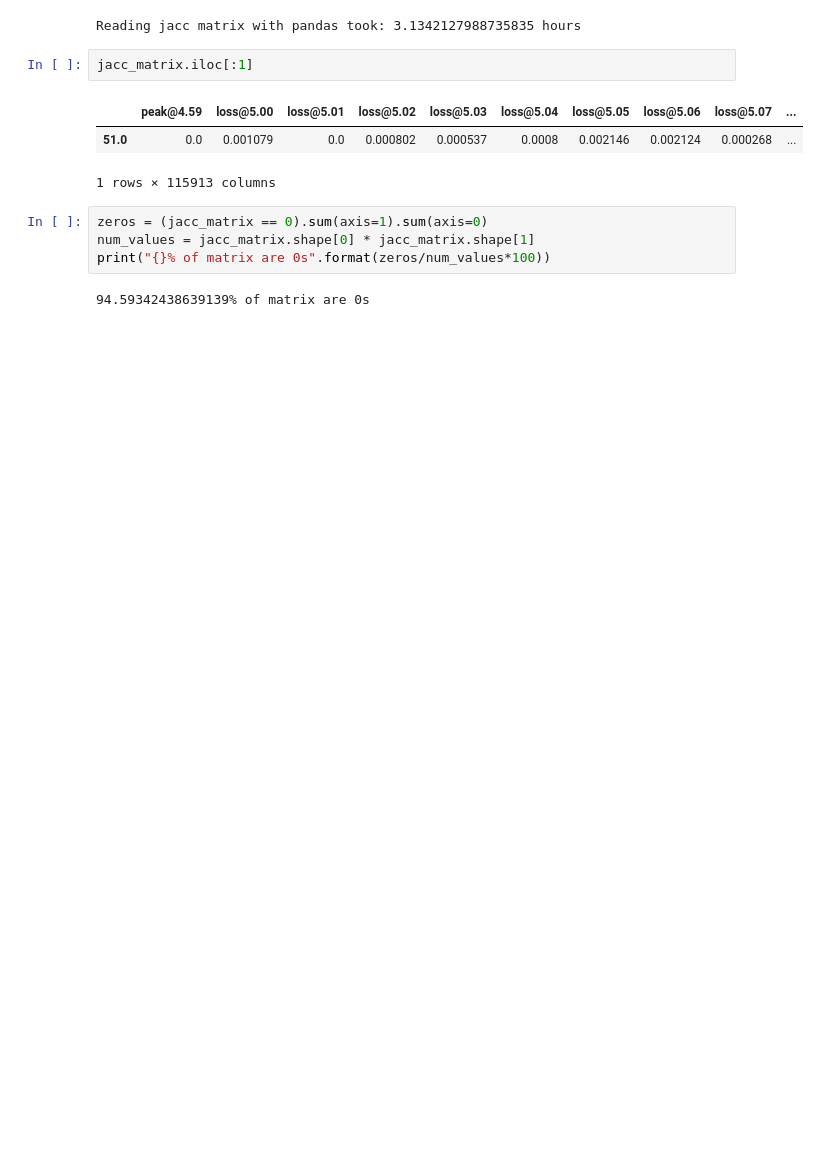
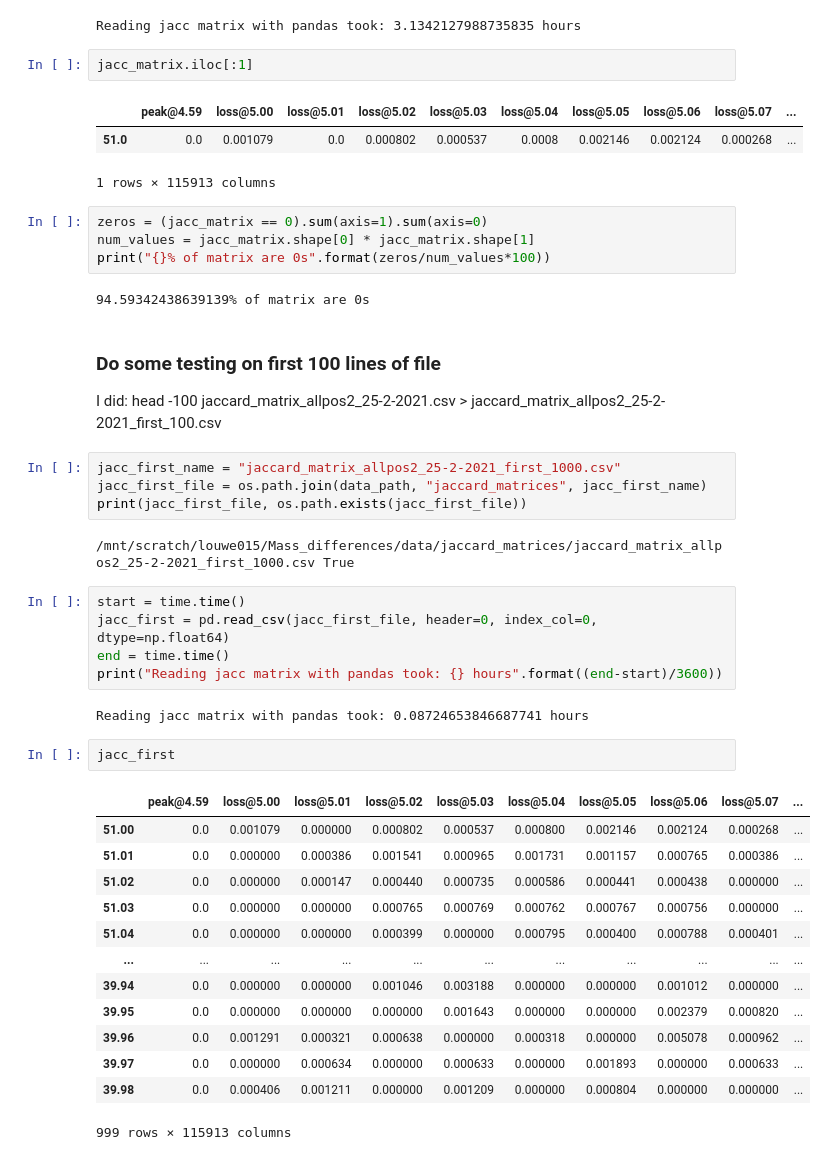
Before and after one commit to louwenjjr/ms2_mass_differences, a Jupyter notebook: notebooks/3-explore_jaccard_matrices.ipynb, the cells around one changed output. Drawn from its saved outputs; the diff is of its cells as text; blank space fills up the shorter version.

```diff
--- a/notebooks/3-explore_jaccard_matrices.ipynb
+++ b/notebooks/3-explore_jaccard_matrices.ipynb
@@ -150,3 +150,35 @@ num_values = jacc_matrix.shape[0] * jacc_matrix.shape[1]
 print("{}% of matrix are 0s".format(zeros/num_values*100))
 # %% [output]
 94.59342438639139% of matrix are 0s
+# %% [markdown]
+### Do some testing on first 100 lines of file
+I did: head -100 jaccard_matrix_allpos2_25-2-2021.csv > jaccard_matrix_allpos2_25-2-2021_first_100.csv
+# %%
+jacc_first_name = "jaccard_matrix_allpos2_25-2-2021_first_1000.csv"
+jacc_first_file = os.path.join(data_path, "jaccard_matrices", jacc_first_name)
+print(jacc_first_file, os.path.exists(jacc_first_file))
+# %% [output]
+/mnt/scratch/louwe015/Mass_differences/data/jaccard_matrices/jaccard_matrix_allpos2_25-2-2021_first_1000.csv True
+# %%
+start = time.time()
+jacc_first = pd.read_csv(jacc_first_file, header=0, index_col=0, dtype=np.float64)
+end = time.time()
+print("Reading jacc matrix with pandas took: {} hours".format((end-start)/3600))
+# %% [output]
+Reading jacc matrix with pandas took: 0.08724653846687741 hours
+# %%
+jacc_first
+# %% [output]
+|  | peak@4.59 | loss@5.00 | loss@5.01 | loss@5.02 | loss@5.03 | loss@5.04 | loss@5.05 | loss@5.06 | loss@5.07 | ... |
+| 51.00 | 0.0 | 0.001079 | 0.000000 | 0.000802 | 0.000537 | 0.000800 | 0.002146 | 0.002124 | 0.000268 | ... |
+| 51.01 | 0.0 | 0.000000 | 0.000386 | 0.001541 | 0.000965 | 0.001731 | 0.001157 | 0.000765 | 0.000386 | ... |
+| 51.02 | 0.0 | 0.000000 | 0.000147 | 0.000440 | 0.000735 | 0.000586 | 0.000441 | 0.000438 | 0.000000 | ... |
+| 51.03 | 0.0 | 0.000000 | 0.000000 | 0.000765 | 0.000769 | 0.000762 | 0.000767 | 0.000756 | 0.000000 | ... |
+| 51.04 | 0.0 | 0.000000 | 0.000000 | 0.000399 | 0.000000 | 0.000795 | 0.000400 | 0.000788 | 0.000401 | ... |
+| ... | ... | ... | ... | ... | ... | ... | ... | ... | ... | ... |
+| 39.94 | 0.0 | 0.000000 | 0.000000 | 0.001046 | 0.003188 | 0.000000 | 0.000000 | 0.001012 | 0.000000 | ... |
+| 39.95 | 0.0 | 0.000000 | 0.000000 | 0.000000 | 0.001643 | 0.000000 | 0.000000 | 0.002379 | 0.000820 | ... |
+| 39.96 | 0.0 | 0.001291 | 0.000321 | 0.000638 | 0.000000 | 0.000318 | 0.000000 | 0.005078 | 0.000962 | ... |
+| 39.97 | 0.0 | 0.000000 | 0.000634 | 0.000000 | 0.000633 | 0.000000 | 0.001893 | 0.000000 | 0.000633 | ... |
+| 39.98 | 0.0 | 0.000406 | 0.001211 | 0.000000 | 0.001209 | 0.000000 | 0.000804 | 0.000000 | 0.000000 | ... |
+999 rows × 115913 columns
```
Also changed, not shown: parts of 3 cells of this notebook.
